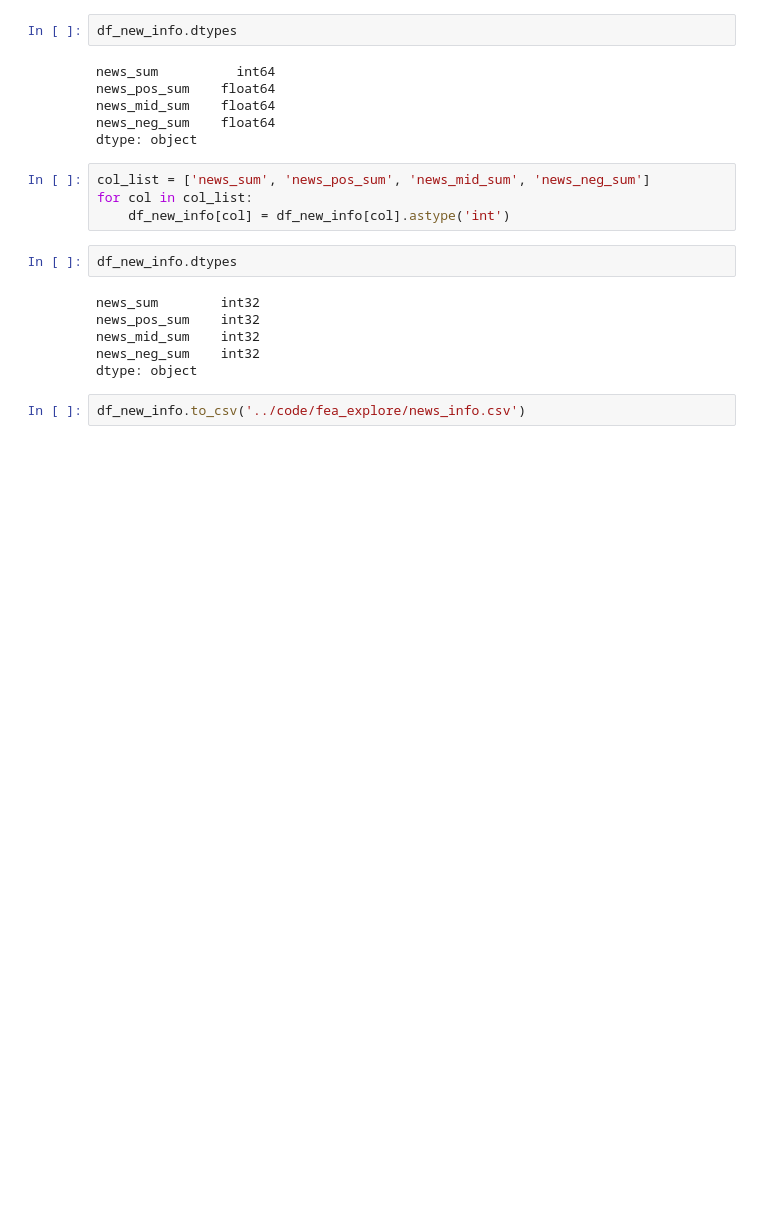
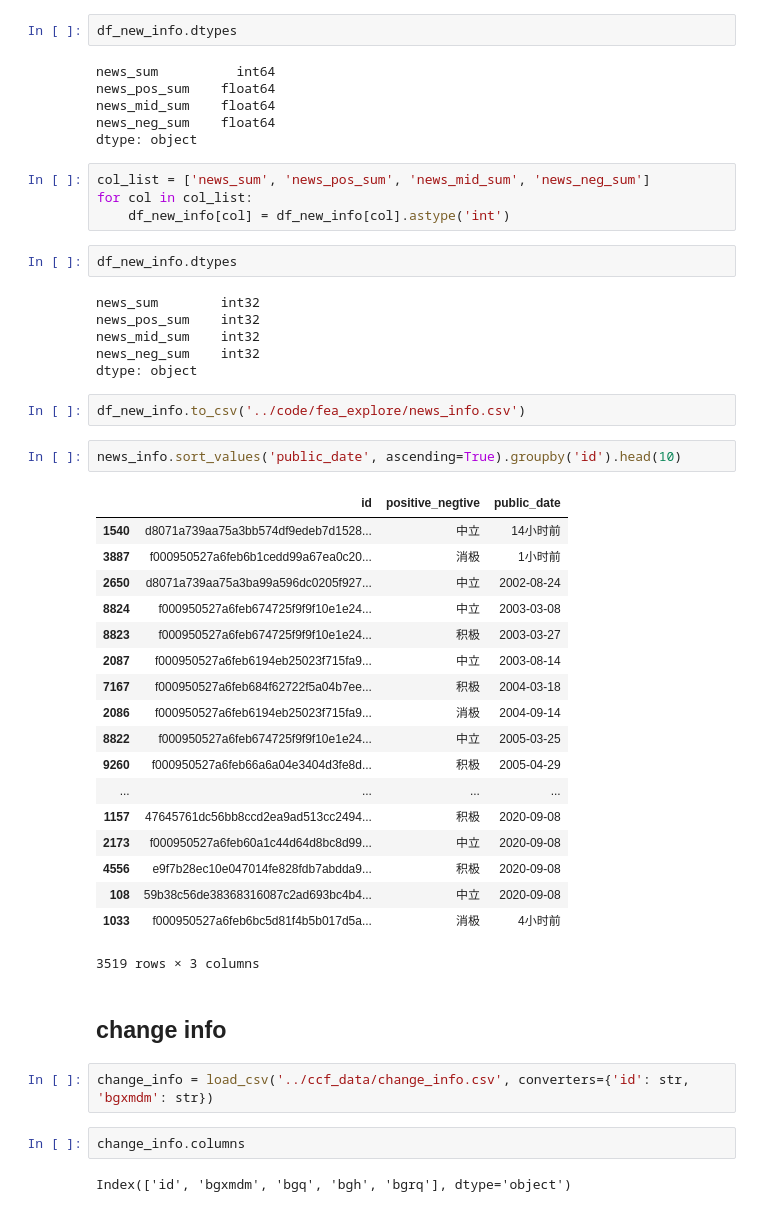
Before and after one commit to Explore16/datafountain_ccf, a Jupyter notebook: code/fea_explore.ipynb, the cells around one changed output. Saved outputs shown, nothing was run; the diff lists cells and outputs as text; blank space fills up the shorter version.

```diff
--- a/code/fea_explore.ipynb
+++ b/code/fea_explore.ipynb
@@ -334,3 +334,32 @@ news_neg_sum    int32
 dtype: object
 # %%
 df_new_info.to_csv('../code/fea_explore/news_info.csv')
+# %%
+news_info.sort_values('public_date', ascending=True).groupby('id').head(10)
+# %% [output]
+|  | id | positive_negtive | public_date |
+| 1540 | d8071a739aa75a3bb574df9edeb7d1528... | 中立 | 14小时前 |
+| 3887 | f000950527a6feb6b1cedd99a67ea0c20... | 消极 | 1小时前 |
+| 2650 | d8071a739aa75a3ba99a596dc0205f927... | 中立 | 2002-08-24 |
+| 8824 | f000950527a6feb674725f9f9f10e1e24... | 中立 | 2003-03-08 |
+| 8823 | f000950527a6feb674725f9f9f10e1e24... | 积极 | 2003-03-27 |
+| 2087 | f000950527a6feb6194eb25023f715fa9... | 中立 | 2003-08-14 |
+| 7167 | f000950527a6feb684f62722f5a04b7ee... | 积极 | 2004-03-18 |
+| 2086 | f000950527a6feb6194eb25023f715fa9... | 消极 | 2004-09-14 |
+| 8822 | f000950527a6feb674725f9f9f10e1e24... | 中立 | 2005-03-25 |
+| 9260 | f000950527a6feb66a6a04e3404d3fe8d... | 积极 | 2005-04-29 |
+| ... | ... | ... | ... |
+| 1157 | 47645761dc56bb8ccd2ea9ad513cc2494... | 积极 | 2020-09-08 |
+| 2173 | f000950527a6feb60a1c44d64d8bc8d99... | 中立 | 2020-09-08 |
+| 4556 | e9f7b28ec10e047014fe828fdb7abdda9... | 积极 | 2020-09-08 |
+| 108 | 59b38c56de38368316087c2ad693bc4b4... | 中立 | 2020-09-08 |
+| 1033 | f000950527a6feb6bc5d81f4b5b017d5a... | 消极 | 4小时前 |
+3519 rows × 3 columns
+# %% [markdown]
+## change info
+# %%
+change_info = load_csv('../ccf_data/change_info.csv', converters={'id': str, 'bgxmdm': str})
+# %%
+change_info.columns
+# %% [output]
+Index(['id', 'bgxmdm', 'bgq', 'bgh', 'bgrq'], dtype='object')
```
Also changed, not shown: parts of 19 cells of this notebook, 6 other files.
